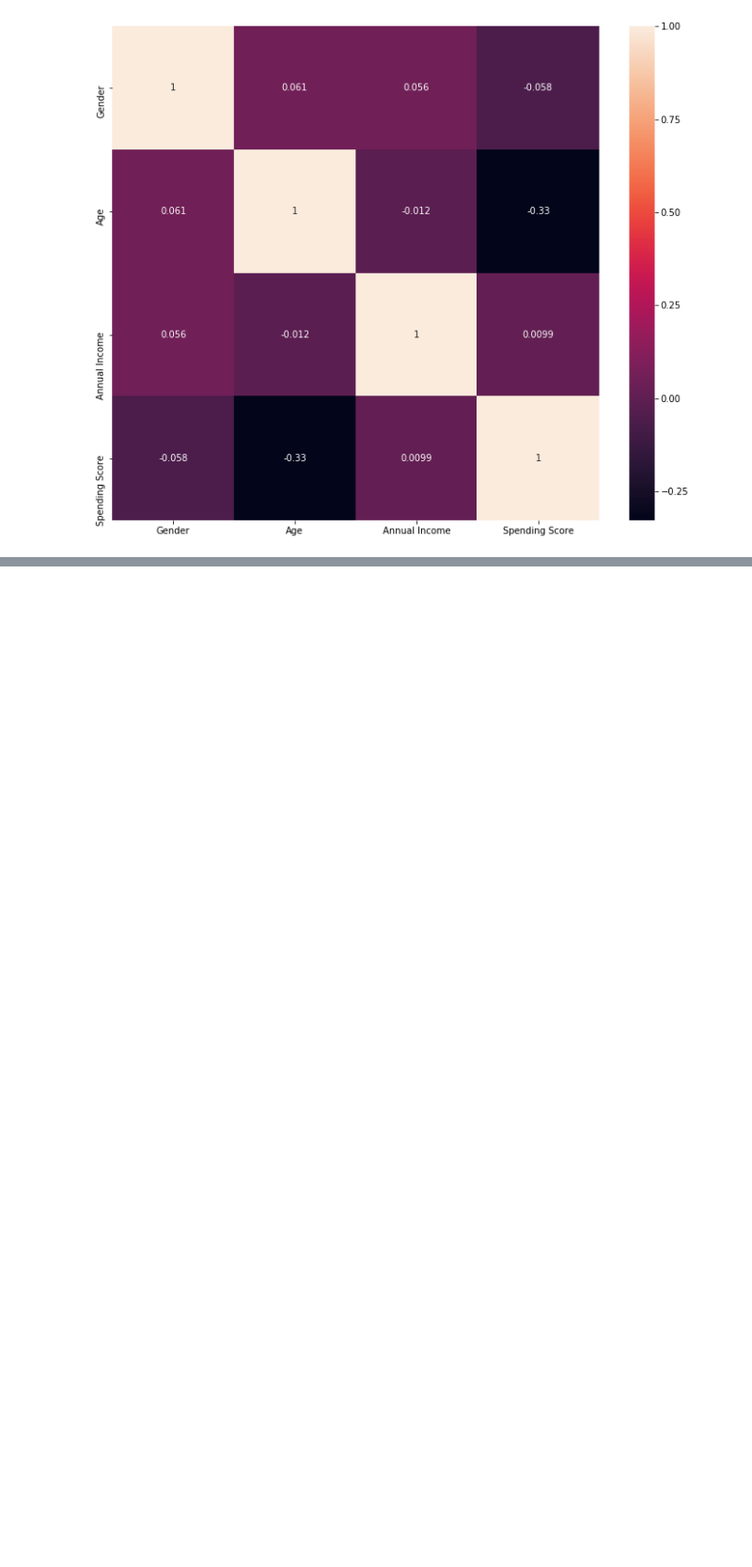
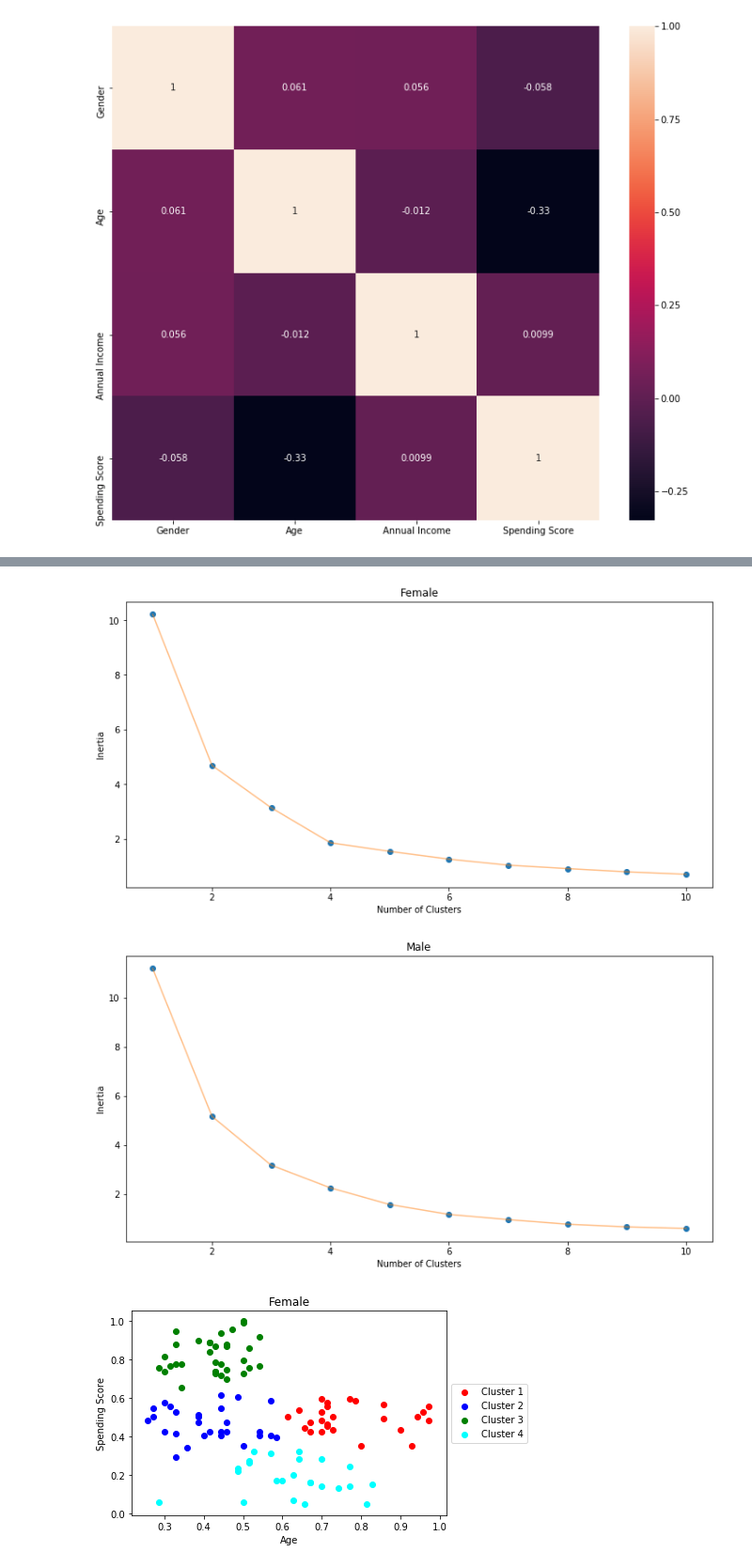
Before and after one commit to KimDoubleB/DS_Tutorials, a Jupyter notebook: Clustering_customer.ipynb, the cells around one changed output, grey strips where cells are left out. Shown at 94% size. Saved outputs shown, nothing was run; the diff lists cells and outputs as text; code cells hidden in the pictures; blank space fills up the shorter version.

```diff
--- a/Clustering_customer.ipynb
+++ b/Clustering_customer.ipynb
@@ -265,0 +285,58 @@ plt.scatter()
+# %%
+# Age - Spending score
+
+# Annual Income 삭제
+df2 = df.drop(['Annual Income'], axis = 1)
+
+# 성별에 따른 결과 리스트
+df_gender = []
+
+# 0: Female, 1: Male
+for gender in range(2):
+    # 해당하는 성별 데이터 추출
+    dfg = df2[df2.Gender == gender]
+    dfg = dfg.reset_index(drop=True)
+
+    inertia = []
+    for n in range(1, 11):
+        # K-means algorithm
+        kmeans = KMeans(n_clusters = n, init = 'k-means++', n_init = 10, random_state = 0).fit(dfg)
+        inertia.append(kmeans.inertia_)
+
+    inertia_plot(inertia, gender)
+# 둘 다 클러스터의 개수로는 4개가 적당한 것 같다. 4개로 정하고 시각화해보자.
+
+    clusters = 4
+    # K-means algorithm
+    kmeans = KMeans(n_clusters = clusters,init = 'k-means++', n_init = 10, random_state = 0).fit_predict(dfg)
+    cluster = pd.DataFrame(kmeans, columns=['cluster'])
+
+    result = pd.concat([dfg, cluster], axis = 1)
+    df_gender.append(result) # list append
+
+# Clustering 시각화
+for gender in range(len(df_gender)):
+    result = df_gender[gender]
+
+    # 2D 시각화
+    color_list = ['red', 'blue', 'green', 'cyan']
+    labels = ['Cluster 1','Cluster 2','Cluster 3','Cluster 4']
+
+    # 클러스터에 따른 시각화
+    for cluster_number in range(clusters):
+        temp = result[result['cluster'] == cluster_number]
+        plt.scatter(temp['Age'], temp['Spending Score'], c = color_list[cluster_number], label = labels[cluster_number])
+
+    if gender == 0:
+        title = "Female"
+    else:
+        title = "Male"
+    plt.title(title)
+    plt.xlabel('Age')
+    plt.ylabel('Spending Score')
+    plt.legend(loc='center left', bbox_to_anchor=(1, 0.5))
+    plt.show()
+# %% [output]
+[figure, added]
+[figure, added]
+[figure, added]
```
Also changed, not shown: parts of 12 cells of this notebook.
